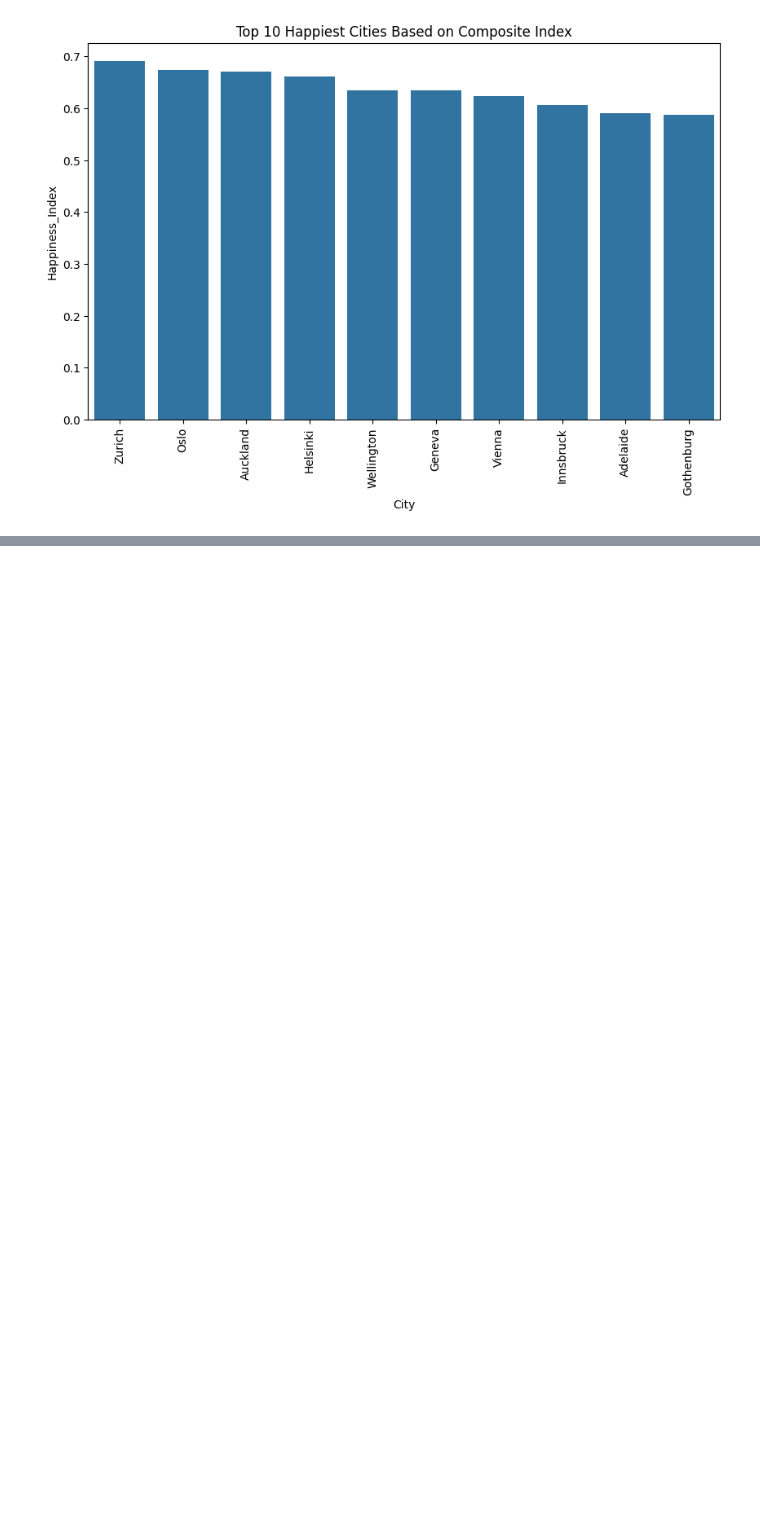
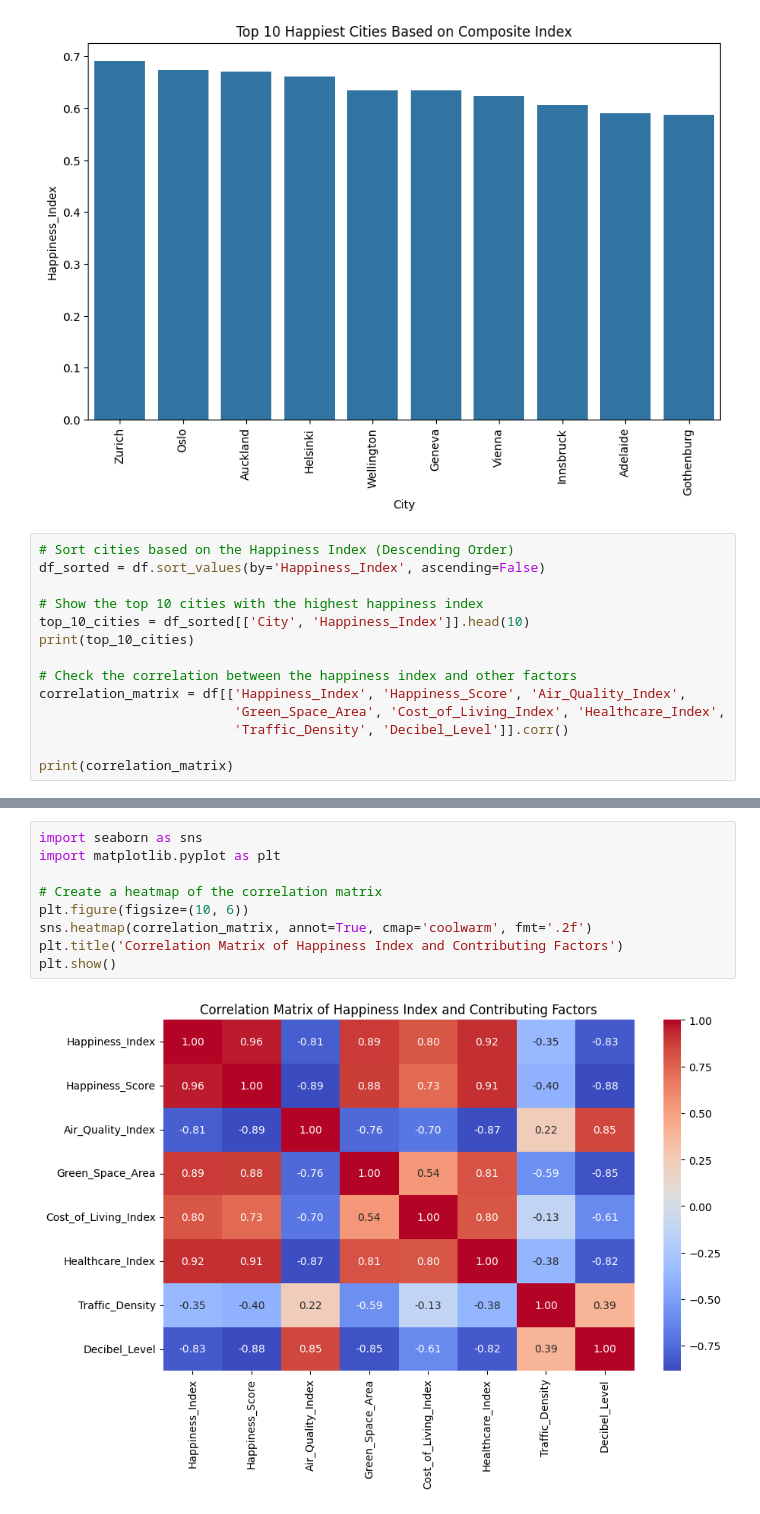
Before and after one commit to sejal-sali/data_analysis_visualisation_project, a Jupyter notebook: City_Happiness_Analysis.ipynb, the cells around one changed output, grey strips where cells are left out. Cells and saved outputs as stored; diff of their text form; blank space fills up the shorter version.

```diff
--- a/City_Happiness_Analysis.ipynb
+++ b/City_Happiness_Analysis.ipynb
@@ -209,3 +209,17 @@ plt.title('Top 10 Happiest Cities Based on Composite Index')
 plt.show()
 # %% [output]
 [figure]
+# %%
+# Sort cities based on the Happiness Index (Descending Order)
+df_sorted = df.sort_values(by='Happiness_Index', ascending=False)
+
+# Show the top 10 cities with the highest happiness index
+top_10_cities = df_sorted[['City', 'Happiness_Index']].head(10)
+print(top_10_cities)
+
+# Check the correlation between the happiness index and other factors
+correlation_matrix = df[['Happiness_Index', 'Happiness_Score', 'Air_Quality_Index',
+                         'Green_Space_Area', 'Cost_of_Living_Index', 'Healthcare_Index',
+                         'Traffic_Density', 'Decibel_Level']].corr()
+
+print(correlation_matrix)
@@ -211,0 +244,11 @@ plt.show()
+# %%
+import seaborn as sns
+import matplotlib.pyplot as plt
+
+# Create a heatmap of the correlation matrix
+plt.figure(figsize=(10, 6))
+sns.heatmap(correlation_matrix, annot=True, cmap='coolwarm', fmt='.2f')
+plt.title('Correlation Matrix of Happiness Index and Contributing Factors')
+plt.show()
+# %% [output]
+[figure, added]
```
Also changed, not shown: parts of 2 cells of this notebook.
